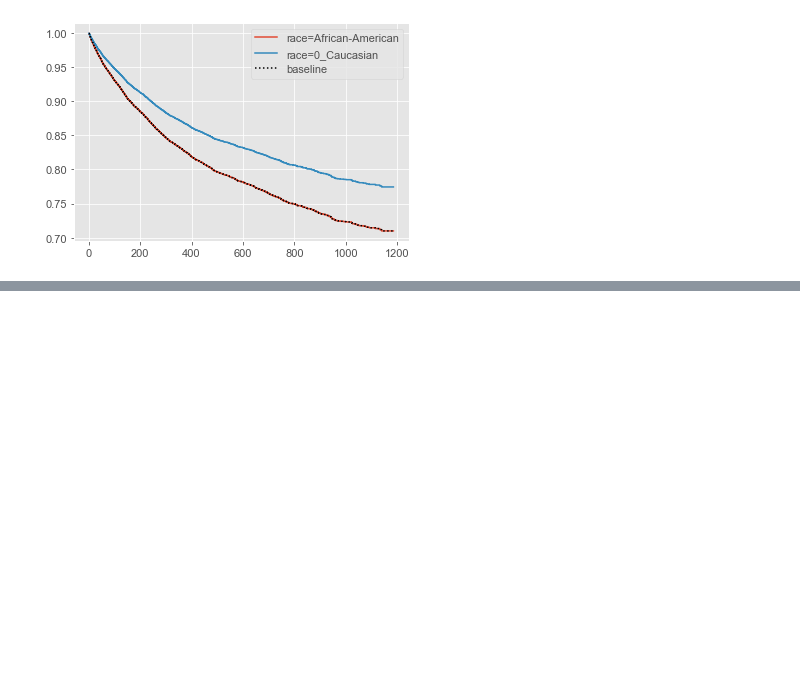
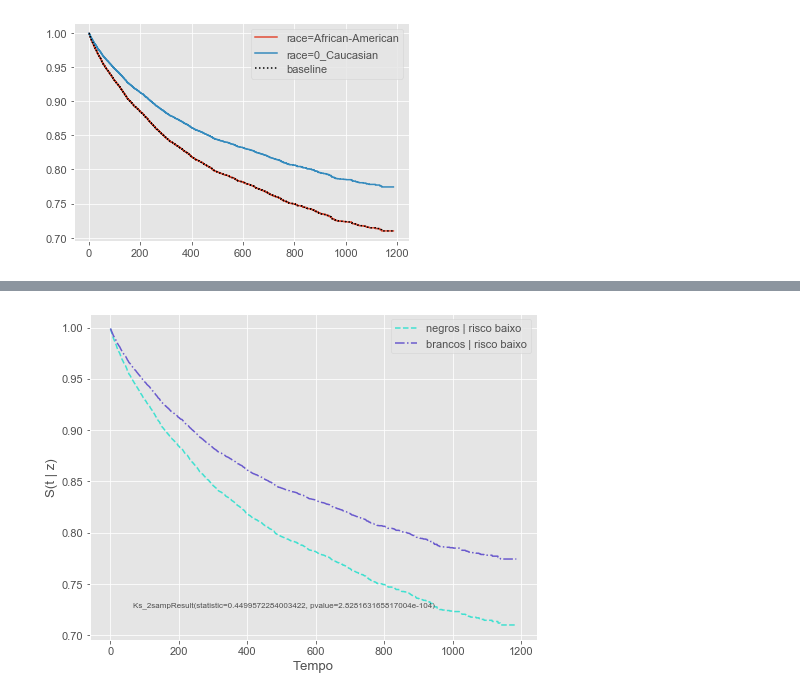
Before and after one commit to bseewald/fairness-ml-health, a Jupyter notebook: notebooks/compas/compas.ipynb, the cells around one changed output, grey strips where cells are left out. Cells and saved outputs as stored; diff of their text form; code cells hidden in the pictures; blank space fills up the shorter version.

```diff
--- a/notebooks/compas/compas.ipynb
+++ b/notebooks/compas/compas.ipynb
@@ -444,0 +521,10 @@ cph3.plot_partial_effects_on_outcome('race', values=["African-American", "0_Cauc
+# %%
+surv_black = pred_low(black, cph3)
+surv_white = pred_low(white, cph3)
+
+label1= "negros | risco baixo"
+label2= "brancos | risco baixo"
+
+survival_curve_plot(surv_black, surv_white, label1, label2)
+# %% [output]
+[figure, added]
```
Also changed, not shown: parts of 52 cells of this notebook.
